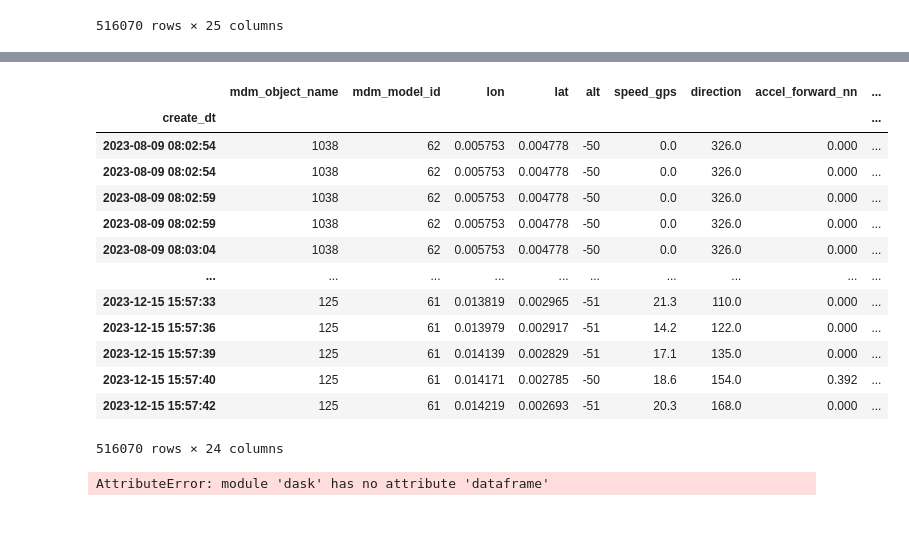
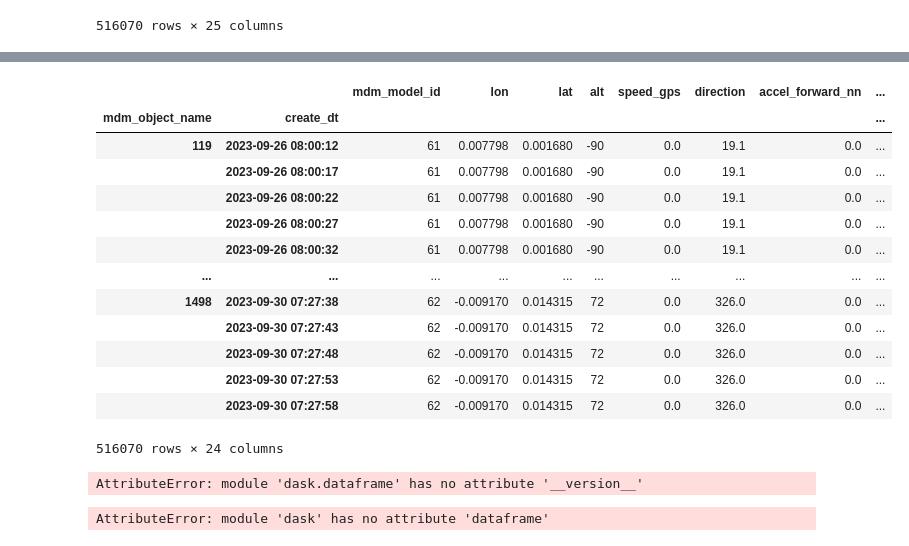
Before and after one commit to andyops/mining-Hackathon, a Jupyter notebook: featureengg.ipynb, the cells around one changed output, grey strips where cells are left out. Saved outputs shown, nothing was run; the diff lists cells and outputs as text; code cells hidden in the pictures.

```diff
--- a/featureengg.ipynb
+++ b/featureengg.ipynb
@@ -196,25 +209,32 @@ Index(['mdm_object_name', 'mdm_model_id', 'lon', 'lat', 'alt', 'speed_gps',
+# %%
+df = train.copy()
+# %%
+df.set_index(['mdm_object_name','create_dt'], inplace=True)
+# %%
+df
+# %% [output]
+|  |  | mdm_model_id | lon | lat | alt | speed_gps | direction | accel_forward_nn | ... |
+| mdm_object_name | create_dt |  |  |  |  |  |  |  | ... |
+| 119 | 2023-09-26 08:00:12 | 61 | 0.007798 | 0.001680 | -90 | 0.0 | 19.1 | 0.0 | ... |
+|  | 2023-09-26 08:00:17 | 61 | 0.007798 | 0.001680 | -90 | 0.0 | 19.1 | 0.0 | ... |
+|  | 2023-09-26 08:00:22 | 61 | 0.007798 | 0.001680 | -90 | 0.0 | 19.1 | 0.0 | ... |
+|  | 2023-09-26 08:00:27 | 61 | 0.007798 | 0.001680 | -90 | 0.0 | 19.1 | 0.0 | ... |
+|  | 2023-09-26 08:00:32 | 61 | 0.007798 | 0.001680 | -90 | 0.0 | 19.1 | 0.0 | ... |
+| ... | ... | ... | ... | ... | ... | ... | ... | ... | ... |
+| 1498 | 2023-09-30 07:27:38 | 62 | -0.009170 | 0.014315 | 72 | 0.0 | 326.0 | 0.0 | ... |
+|  | 2023-09-30 07:27:43 | 62 | -0.009170 | 0.014315 | 72 | 0.0 | 326.0 | 0.0 | ... |
+|  | 2023-09-30 07:27:48 | 62 | -0.009170 | 0.014315 | 72 | 0.0 | 326.0 | 0.0 | ... |
+|  | 2023-09-30 07:27:53 | 62 | -0.009170 | 0.014315 | 72 | 0.0 | 326.0 | 0.0 | ... |
+|  | 2023-09-30 07:27:58 | 62 | -0.009170 | 0.014315 | 72 | 0.0 | 326.0 | 0.0 | ... |
+516070 rows × 24 columns
+# %%
+import dask
+import dask.dataframe as dd
+print(dd.__version__)
+# %% [output]
+AttributeError: module 'dask.dataframe' has no attribute '__version__'
 # %%
-from sktime.datatypes import convert_to
-X = df[feature_columns]
-y = df['label']
+from sktime.datatypes import mtype
+mtype(df)
 # %% [output]
-|  | mdm_object_name | mdm_model_id | lon | lat | alt | speed_gps | direction | accel_forward_nn | ... |
-| create_dt |  |  |  |  |  |  |  |  | ... |
-| 2023-08-09 08:02:54 | 1038 | 62 | 0.005753 | 0.004778 | -50 | 0.0 | 326.0 | 0.000 | ... |
-| 2023-08-09 08:02:54 | 1038 | 62 | 0.005753 | 0.004778 | -50 | 0.0 | 326.0 | 0.000 | ... |
-| 2023-08-09 08:02:59 | 1038 | 62 | 0.005753 | 0.004778 | -50 | 0.0 | 326.0 | 0.000 | ... |
-| 2023-08-09 08:02:59 | 1038 | 62 | 0.005753 | 0.004778 | -50 | 0.0 | 326.0 | 0.000 | ... |
-| 2023-08-09 08:03:04 | 1038 | 62 | 0.005753 | 0.004778 | -50 | 0.0 | 326.0 | 0.000 | ... |
-| ... | ... | ... | ... | ... | ... | ... | ... | ... | ... |
-| 2023-12-15 15:57:33 | 125 | 61 | 0.013819 | 0.002965 | -51 | 21.3 | 110.0 | 0.000 | ... |
-| 2023-12-15 15:57:36 | 125 | 61 | 0.013979 | 0.002917 | -51 | 14.2 | 122.0 | 0.000 | ... |
-| 2023-12-15 15:57:39 | 125 | 61 | 0.014139 | 0.002829 | -51 | 17.1 | 135.0 | 0.000 | ... |
-| 2023-12-15 15:57:40 | 125 | 61 | 0.014171 | 0.002785 | -50 | 18.6 | 154.0 | 0.392 | ... |
-| 2023-12-15 15:57:42 | 125 | 61 | 0.014219 | 0.002693 | -51 | 20.3 | 168.0 | 0.000 | ... |
-516070 rows × 24 columns
+AttributeError: module 'dask' has no attribute 'dataframe'
-# %%
-
-# Convert to sktime format
-X_panel = convert_to(X, to_type="pd-multiindex", as_scitype="Panel")
-# %% [output]
-AttributeError: module 'dask' has no attribute 'dataframe'
```
Also changed, not shown: parts of 4 cells of this notebook, 4 other files.
